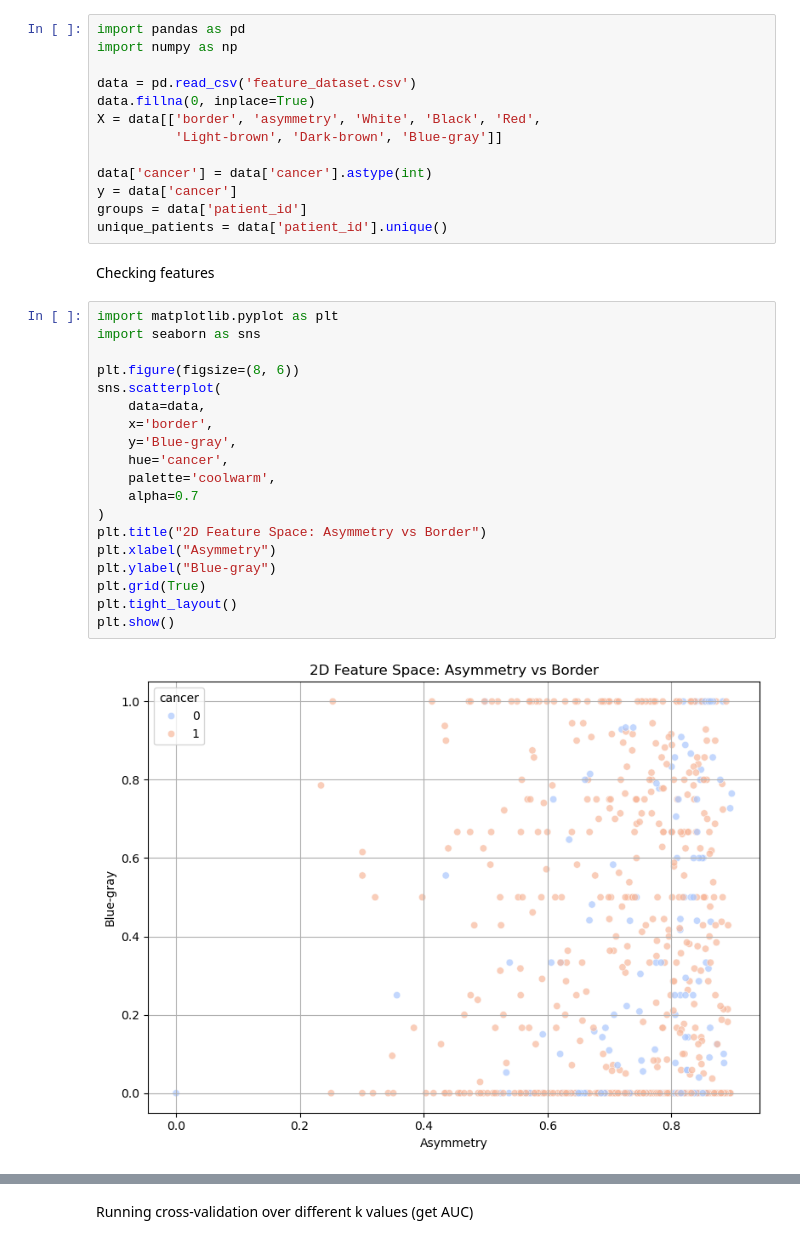
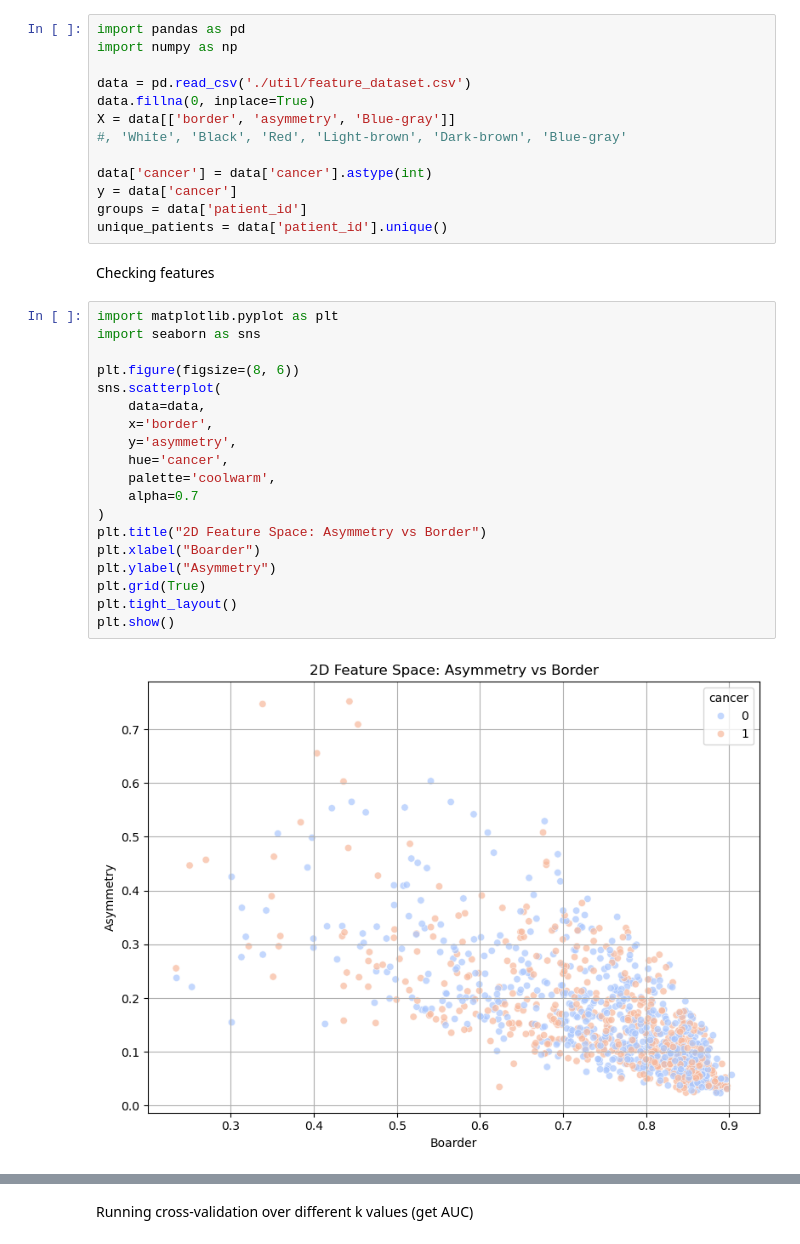
Before and after one commit to chamiyeah/2025-FYP-groupPenguins, a Jupyter notebook: baseline.ipynb, the cells around one changed output, grey strips where cells are left out. Saved outputs shown, nothing was run; the diff lists cells and outputs as text.

```diff
--- a/baseline.ipynb
+++ b/baseline.ipynb
@@ -6,10 +6,10 @@ Using the features file to separate into labels and features
 import pandas as pd
 import numpy as np
 
-data = pd.read_csv('feature_dataset.csv')
+data = pd.read_csv('./util/feature_dataset.csv')
 data.fillna(0, inplace=True)
-X = data[['border', 'asymmetry', 'White', 'Black', 'Red',
-          'Light-brown', 'Dark-brown', 'Blue-gray']]
+X = data[['border', 'asymmetry', 'Blue-gray']]
+#, 'White', 'Black', 'Red', 'Light-brown', 'Dark-brown', 'Blue-gray'
 
 data['cancer'] = data['cancer'].astype(int)
 y = data['cancer']
@@ -20,24 +20,24 @@ Checking features
 # %%
 import matplotlib.pyplot as plt
 import seaborn as sns
 
 plt.figure(figsize=(8, 6))
 sns.scatterplot(
     data=data,
     x='border',
-    y='Blue-gray',
+    y='asymmetry',
     hue='cancer',
     palette='coolwarm',
     alpha=0.7
 )
 plt.title("2D Feature Space: Asymmetry vs Border")
-plt.xlabel("Asymmetry")
-plt.ylabel("Blue-gray")
+plt.xlabel("Boarder")
+plt.ylabel("Asymmetry")
 plt.grid(True)
 plt.tight_layout()
 plt.show()
 # %% [output]
-[figure, old version]
+[figure, new version]
 # %%
 from mpl_toolkits.mplot3d import Axes3D
 
```
Also changed, not shown: parts of 3 cells of this notebook, 1 other file.
